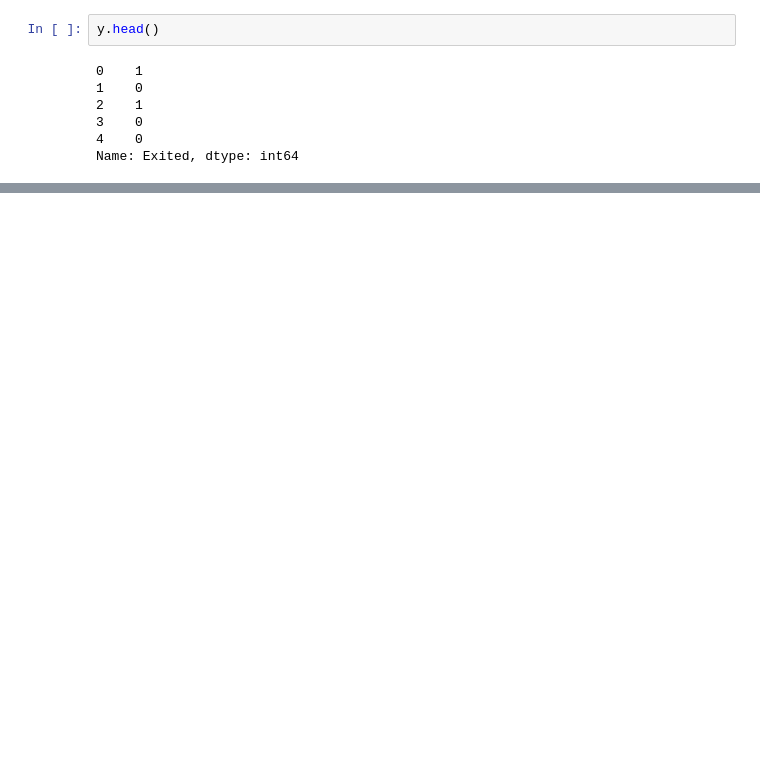
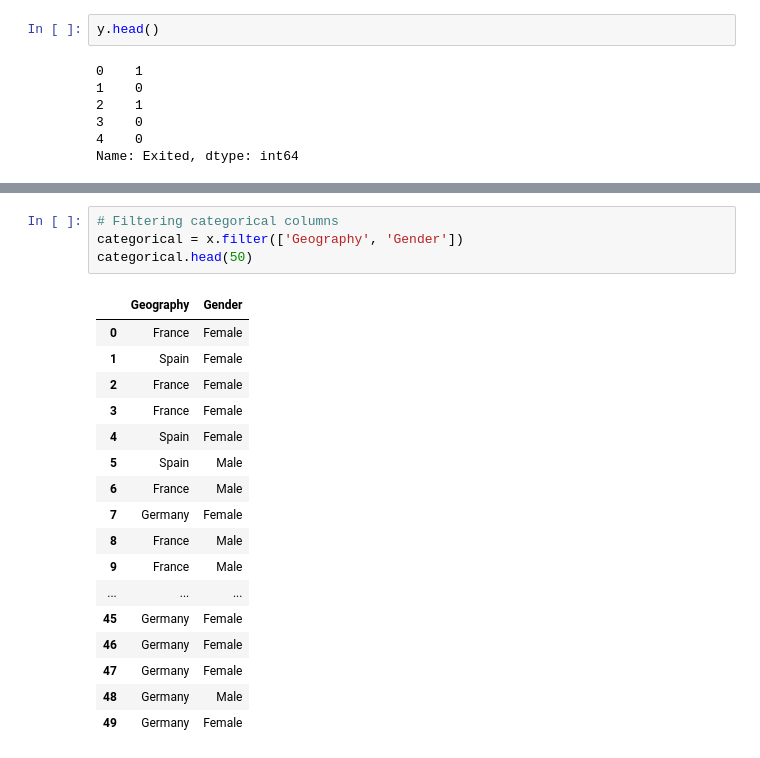
Before and after one commit to KennedyMungai/scikit-learn-intro, a Jupyter notebook: scikit_learn_intro.ipynb, the cells around one changed output, grey strips where cells are left out. Cells and saved outputs as stored; diff of their text form; blank space fills up the shorter version.

```diff
--- a/scikit_learn_intro.ipynb
+++ b/scikit_learn_intro.ipynb
@@ -1454,0 +1479,22 @@ Name: Exited, dtype: int64
+# %%
+# Filtering categorical columns
+categorical = x.filter(['Geography', 'Gender'])
+categorical.head(50)
+# %% [output]
+|  | Geography | Gender |
+| 0 | France | Female |
+| 1 | Spain | Female |
+| 2 | France | Female |
+| 3 | France | Female |
+| 4 | Spain | Female |
+| 5 | Spain | Male |
+| 6 | France | Male |
+| 7 | Germany | Female |
+| 8 | France | Male |
+| 9 | France | Male |
+| ... | ... | ... |
+| 45 | Germany | Female |
+| 46 | Germany | Female |
+| 47 | Germany | Female |
+| 48 | Germany | Male |
+| 49 | Germany | Female |
```
Also changed, not shown: parts of 4 cells of this notebook.
